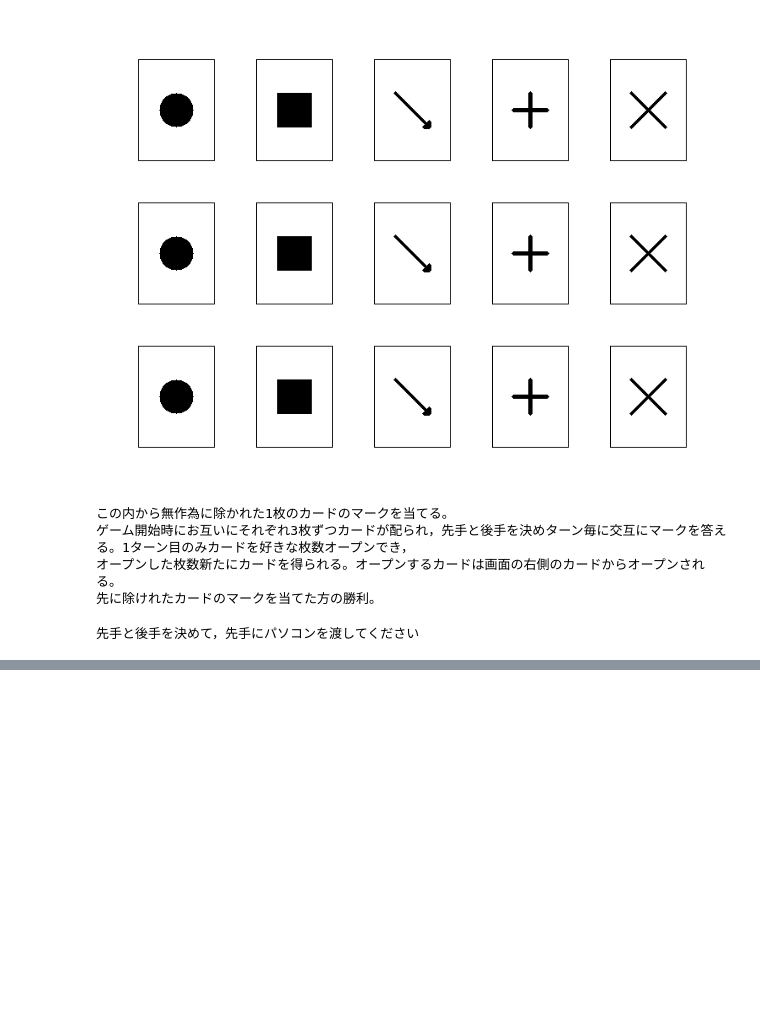
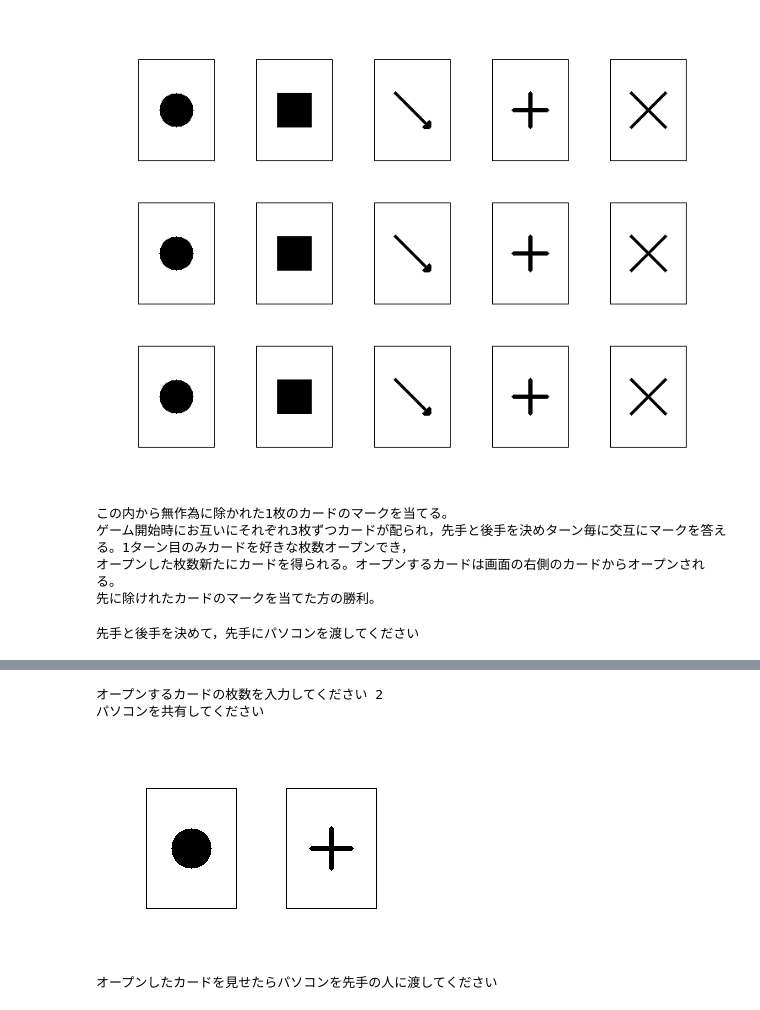
Before and after one commit to kooosee/Prog2kakushin, a Jupyter notebook: work3.ipynb, the cells around one changed output, grey strips where cells are left out. Cells and saved outputs as stored; diff of their text form; code cells hidden in the pictures; blank space fills up the shorter version.

```diff
--- a/work3.ipynb
+++ b/work3.ipynb
@@ -206,10 +206,10 @@ print('パソコンを渡してください\n\n\n\n\n\n\n\n\n\n\n\n')
 # %%
 img4 = np.zeros( (220, 470, 3), np.uint8 )
 img4.fill( 255 )
-first_open=int(input('オープンするカードの枚数を入力してください'))
+first_open=int(input('オープンするカードの枚数を入力してください '))
 while True:
   if first_open==0:
-    print('パソコンを渡してください')
+    print('オープンしませんでした')
     break
   elif first_open==1:
     print('パソコンを共有してください')
@@ -225,36 +225,44 @@ while True:
     elif mecard1=='×':
       make_batsu(75,90,115,130,115,90,75,130,img4)
     cv2_imshow(img4)
+    print('オープンしたカードを見せたらパソコンを先手の人に渡してください')
     break
   elif first_open==2:
     print('パソコンを共有してください')
     for i in range(2):
       cv2.rectangle(img4,(50+140*i,50),(140+140*i,170),color=(0))
     if mecard1=='○':
       make_circle(95,110,20,img4)
     elif mecard1=='□':
       make_rectangle(75,90,115,130,img4)
     elif mecard1=='↘︎':
       make_ya(75,90,115,130,img4)
     elif mecard1=='＋':
       make_pulus(95,90,95,130,75,110,115,110,img4)
     elif mecard1=='×':
       make_batsu(75,90,115,130,115,90,75,130,img4)
     if mecard2=='○':
       make_circle(235,110,20,img4)
     elif mecard2=='□':
       make_rectangle(215,90,255,130,img4)
     elif mecard2=='↘︎':
       make_ya(215,90,255,130,img4)
     elif mecard2=='＋':
       make_pulus(235,90,235,130,215,110,255,110,img4)
     elif mecard2=='×':
       make_batsu(215,90,255,130,255,90,215,130,img4)
     cv2_imshow(img4)
+    print('オープンしたカードを見せたらパソコンを先手の人に渡してください')
     break
   elif first_open==3:
     print('パソコンを共有してください')
-    cv2_imshow(img3)
+    cv2_imshow(img2)
+    print('オープンしたカードを見せたらパソコンを先手の人に渡してください')
     break
   else:
     continue
+# %% [output]
+オープンするカードの枚数を入力してください 2
+パソコンを共有してください
+[figure, added]
+オープンしたカードを見せたらパソコンを先手の人に渡してください
```
Also changed, not shown: parts of 3 cells of this notebook.
